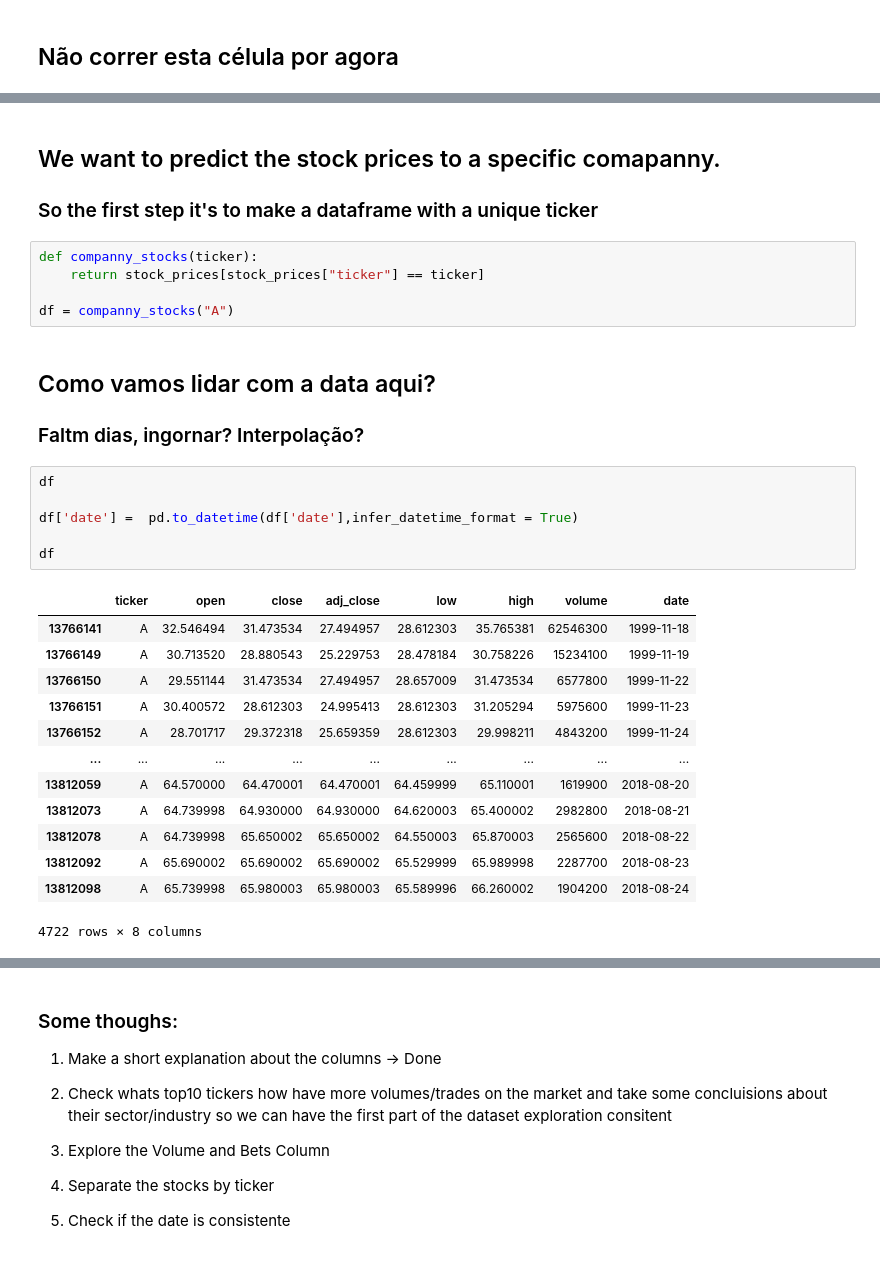
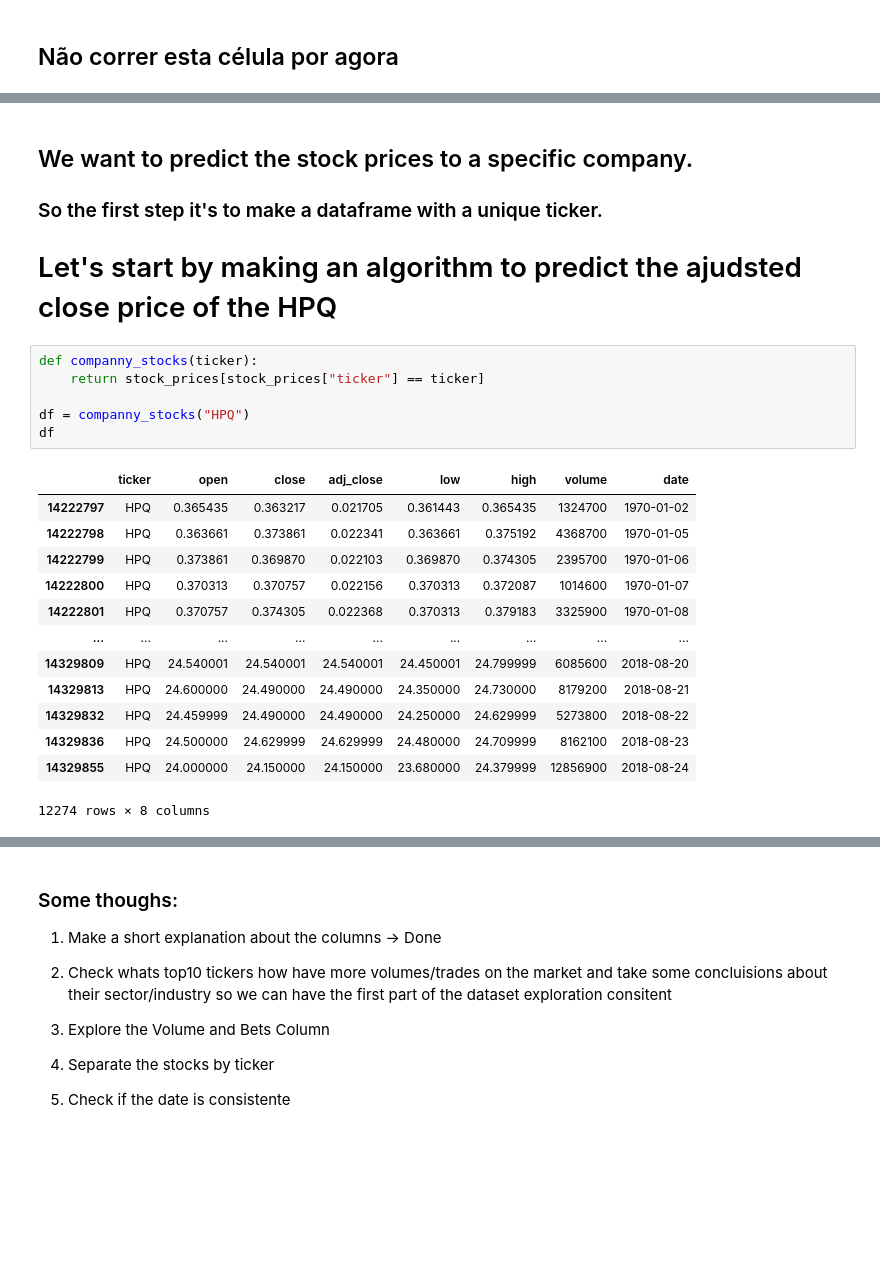
Before and after one commit to GuilhermeViveiros/Stock-Prices, a Jupyter notebook: Predicting Stock Prices.ipynb, the cells around one changed output, grey strips where cells are left out. Drawn from its saved outputs; the diff is of its cells as text; blank space fills up the shorter version.

```diff
--- a/Predicting Stock Prices.ipynb
+++ b/Predicting Stock Prices.ipynb
@@ -442,32 +507,25 @@ IndentationError: unexpected indent (<ipython-input-78-d378e4c47022>, line 7)
 # %% [markdown]
-## We want to predict the stock prices to a specific comapanny.
-### So the first step it's to make a dataframe with a unique ticker
+## We want to predict the stock prices to a specific company.
+### So the first step it's to make a dataframe with a unique ticker.
+
+# Let's start by making an algorithm to predict the ajudsted close price of the HPQ
 # %%
 def companny_stocks(ticker):
     return stock_prices[stock_prices["ticker"] == ticker]
 
-df = companny_stocks("A")
+df = companny_stocks("HPQ")
+df
+# %% [output]
+|  | ticker | open | close | adj_close | low | high | volume | date |
+| 14222797 | HPQ | 0.365435 | 0.363217 | 0.021705 | 0.361443 | 0.365435 | 1324700 | 1970-01-02 |
+| 14222798 | HPQ | 0.363661 | 0.373861 | 0.022341 | 0.363661 | 0.375192 | 4368700 | 1970-01-05 |
+| 14222799 | HPQ | 0.373861 | 0.369870 | 0.022103 | 0.369870 | 0.374305 | 2395700 | 1970-01-06 |
+| 14222800 | HPQ | 0.370313 | 0.370757 | 0.022156 | 0.370313 | 0.372087 | 1014600 | 1970-01-07 |
+| 14222801 | HPQ | 0.370757 | 0.374305 | 0.022368 | 0.370313 | 0.379183 | 3325900 | 1970-01-08 |
+| ... | ... | ... | ... | ... | ... | ... | ... | ... |
+| 14329809 | HPQ | 24.540001 | 24.540001 | 24.540001 | 24.450001 | 24.799999 | 6085600 | 2018-08-20 |
+| 14329813 | HPQ | 24.600000 | 24.490000 | 24.490000 | 24.350000 | 24.730000 | 8179200 | 2018-08-21 |
+| 14329832 | HPQ | 24.459999 | 24.490000 | 24.490000 | 24.250000 | 24.629999 | 5273800 | 2018-08-22 |
+| 14329836 | HPQ | 24.500000 | 24.629999 | 24.629999 | 24.480000 | 24.709999 | 8162100 | 2018-08-23 |
+| 14329855 | HPQ | 24.000000 | 24.150000 | 24.150000 | 23.680000 | 24.379999 | 12856900 | 2018-08-24 |
+12274 rows × 8 columns
-# %% [markdown]
-## Como vamos lidar com a data aqui?
-
-### Faltm dias, ingornar? Interpolação?
-# %%
-df
-
-df['date'] =  pd.to_datetime(df['date'],infer_datetime_format = True)
-
-df
-# %% [output]
-|  | ticker | open | close | adj_close | low | high | volume | date |
-| 13766141 | A | 32.546494 | 31.473534 | 27.494957 | 28.612303 | 35.765381 | 62546300 | 1999-11-18 |
-| 13766149 | A | 30.713520 | 28.880543 | 25.229753 | 28.478184 | 30.758226 | 15234100 | 1999-11-19 |
-| 13766150 | A | 29.551144 | 31.473534 | 27.494957 | 28.657009 | 31.473534 | 6577800 | 1999-11-22 |
-| 13766151 | A | 30.400572 | 28.612303 | 24.995413 | 28.612303 | 31.205294 | 5975600 | 1999-11-23 |
-| 13766152 | A | 28.701717 | 29.372318 | 25.659359 | 28.612303 | 29.998211 | 4843200 | 1999-11-24 |
-| ... | ... | ... | ... | ... | ... | ... | ... | ... |
-| 13812059 | A | 64.570000 | 64.470001 | 64.470001 | 64.459999 | 65.110001 | 1619900 | 2018-08-20 |
-| 13812073 | A | 64.739998 | 64.930000 | 64.930000 | 64.620003 | 65.400002 | 2982800 | 2018-08-21 |
-| 13812078 | A | 64.739998 | 65.650002 | 65.650002 | 64.550003 | 65.870003 | 2565600 | 2018-08-22 |
-| 13812092 | A | 65.690002 | 65.690002 | 65.690002 | 65.529999 | 65.989998 | 2287700 | 2018-08-23 |
-| 13812098 | A | 65.739998 | 65.980003 | 65.980003 | 65.589996 | 66.260002 | 1904200 | 2018-08-24 |
-4722 rows × 8 columns
```
Also changed, not shown: parts of 19 cells of this notebook.
